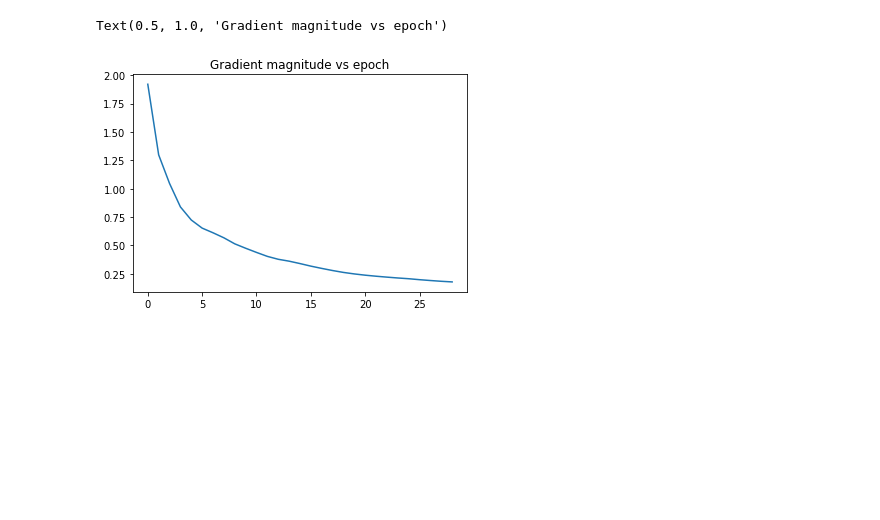
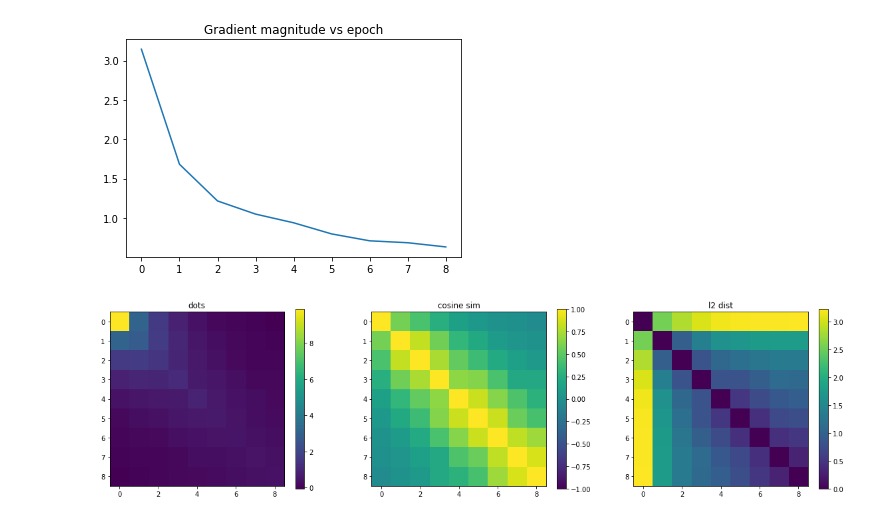
Before and after one commit to akarshkumar0101/ml-ideas, a Jupyter notebook: loss_landscape_sgd.ipynb, the cells around one changed output. Drawn from its saved outputs; the diff is of its cells as text; code cells hidden in the pictures; blank space fills up the shorter version.

```diff
--- a/loss_landscape_sgd.ipynb
+++ b/loss_landscape_sgd.ipynb
@@ -33,0 +37,6 @@ vecs = torch.stack(vecs)
+# %%
+vecs1, vecs2 = vecs_n[0], vecs_n[1]
+print(task.calc_pheo_fitness(util.vec2model(vecs1[-1], net), None, device, 'train'))
+print(task.calc_pheo_fitness(util.vec2model(vecs1[-1], net), None, device, 'test'))
+print(task.calc_pheo_fitness(util.vec2model(vecs2[-1], net), None, device, 'train'))
+print(task.calc_pheo_fitness(util.vec2model(vecs2[-1], net), None, device, 'test'))
@@ -34,13 +48,23 @@ vecs = torch.stack(vecs)
 # %%
 def compare_vec_seqs(vecs1, vecs2):
-    a, b = vecs[None], vecs[:, None]
+    a, b = vecs1[:, None], vecs2[None]
 
-    dots = vecs@vecs.T
+    dots = vecs1@vecs2.T
     l2_dists = (a-b).norm(dim=-1)
     sim = torch.cosine_similarity(a, b, dim=-1)
 
-    plt.imshow(dots.cpu().numpy());plt.title('dots');plt.colorbar();plt.show()
-    plt.imshow(l2_dists.cpu().numpy());plt.title('l2 dist');plt.colorbar();plt.show()
-    plt.imshow(sim.cpu().numpy());plt.title('cosine sim');plt.colorbar();plt.show()
+    plt.figure(figsize=(20,5))
+    plt.subplot(131);plt.imshow(dots.cpu().numpy());plt.title('dots');plt.colorbar()
+    plt.subplot(132);plt.imshow(sim.cpu().numpy(), vmin=-1, vmax=1);plt.title('cosine sim');plt.colorbar()
+    plt.subplot(133);plt.imshow(l2_dists.cpu().numpy());plt.title('l2 dist');plt.colorbar()
+    plt.show()
 
-compare_vec_seqs(vecs, vecs)
+def get_vec_linspace(vec_start, vec_end, num=50):
+    return torch.stack([vec_start*(1-i)+vec_end*i for i in torch.linspace(0, 1, num)])
+
+def evaluate_vecs(vecs):
+    fds = []
+    for vec in tqdm(vecs, leave=False):
+        fds.append(task.calc_pheo_fitness(util.vec2model(vec, net), n_sample=None, device=device))
+    fds = np.array(fds)
+    return fds, util.arr_dict2dict_arr(fds)
@@ -73,7 +113,8 @@ Text(0.5, 1.0, 'netowrk loss and lin interpolated network loss vs epoch')
 # %%
-grads = (vecs[1:]-vecs[:-1])
+grads = vecs1[1:]-vecs1[:-1]
 plt.plot(grads.norm(dim=-1).cpu().numpy())
 plt.title('Gradient magnitude vs epoch')
+compare_vec_seqs(grads, grads)
 # %% [output]
-Text(0.5, 1.0, 'Gradient magnitude vs epoch')
-[figure, old version]
+[figure, new version]
+[figure, added]
```
Also changed, not shown: parts of 13 cells of this notebook.
